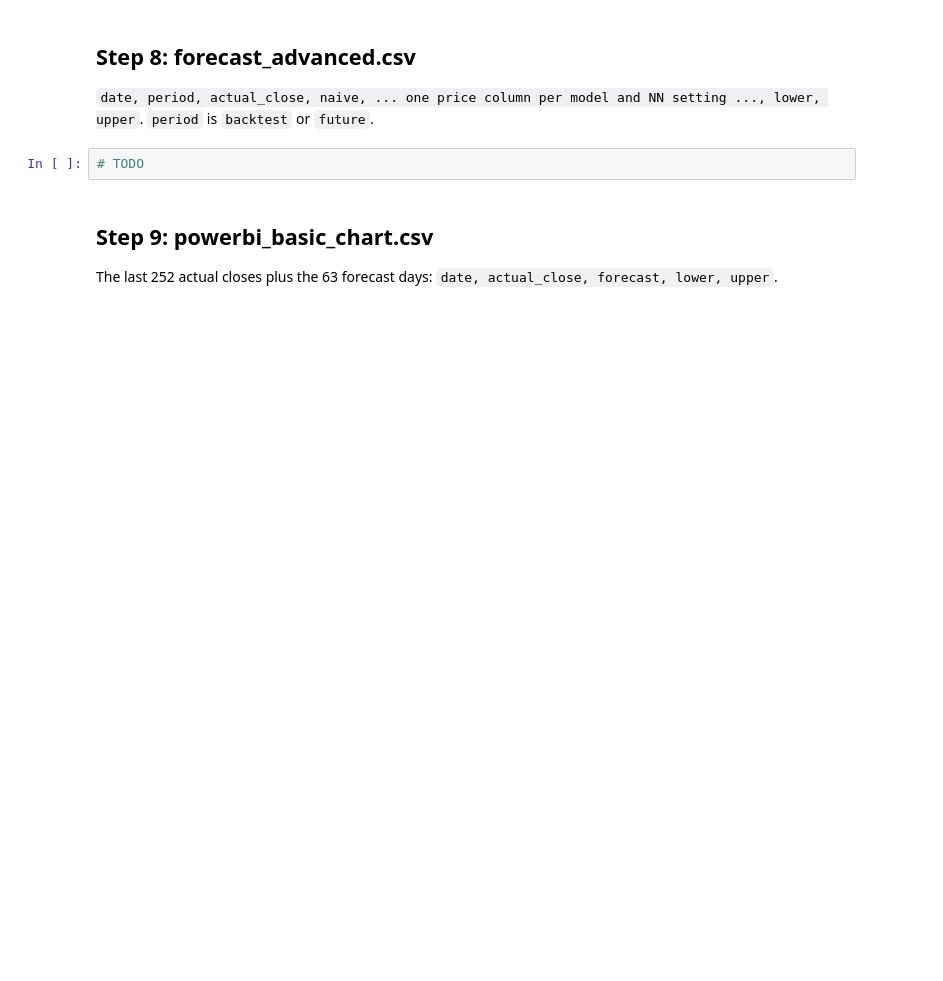
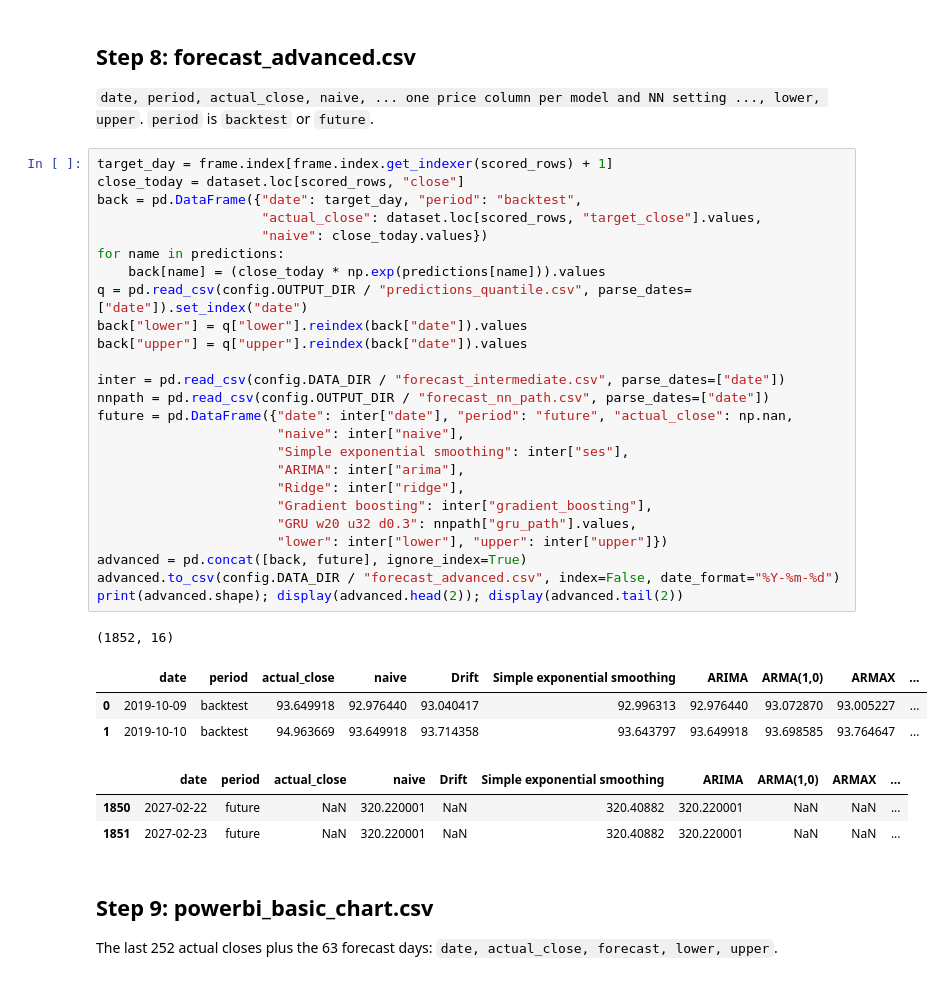
Before and after one commit to Matrixbenny/smm-202604-c2-module7-time-series, a Jupyter notebook: lab_6_backtest_and_powerbi_export.ipynb, the cells around one changed output. Cells and saved outputs as stored; diff of their text form; blank space fills up the shorter version.

```diff
--- a/lab_6_backtest_and_powerbi_export.ipynb
+++ b/lab_6_backtest_and_powerbi_export.ipynb
@@ -90,7 +223,38 @@ Copy Notebook 4, Step 11. Compare with buy and hold. Print the share of days the
 
 `date, period, actual_close, naive, ... one price column per model and NN setting ..., lower, upper`. `period` is `backtest` or `future`.
 # %%
-# TODO
+target_day = frame.index[frame.index.get_indexer(scored_rows) + 1]
+close_today = dataset.loc[scored_rows, "close"]
+back = pd.DataFrame({"date": target_day, "period": "backtest",
+                     "actual_close": dataset.loc[scored_rows, "target_close"].values,
+                     "naive": close_today.values})
+for name in predictions:
+    back[name] = (close_today * np.exp(predictions[name])).values
+q = pd.read_csv(config.OUTPUT_DIR / "predictions_quantile.csv", parse_dates=["date"]).set_index("date")
+back["lower"] = q["lower"].reindex(back["date"]).values
+back["upper"] = q["upper"].reindex(back["date"]).values
+
+inter = pd.read_csv(config.DATA_DIR / "forecast_intermediate.csv", parse_dates=["date"])
+nnpath = pd.read_csv(config.OUTPUT_DIR / "forecast_nn_path.csv", parse_dates=["date"])
+future = pd.DataFrame({"date": inter["date"], "period": "future", "actual_close": np.nan,
+                       "naive": inter["naive"],
+                       "Simple exponential smoothing": inter["ses"],
+                       "ARIMA": inter["arima"],
+                       "Ridge": inter["ridge"],
+                       "Gradient boosting": inter["gradient_boosting"],
+                       "GRU w20 u32 d0.3": nnpath["gru_path"].values,
+                       "lower": inter["lower"], "upper": inter["upper"]})
+advanced = pd.concat([back, future], ignore_index=True)
+advanced.to_csv(config.DATA_DIR / "forecast_advanced.csv", index=False, date_format="%Y-%m-%d")
+print(advanced.shape); display(advanced.head(2)); display(advanced.tail(2))
+# %% [output]
+(1852, 16)
+|  | date | period | actual_close | naive | Drift | Simple exponential smoothing | ARIMA | ARMA(1,0) | ARMAX | ... |
+| 0 | 2019-10-09 | backtest | 93.649918 | 92.976440 | 93.040417 | 92.996313 | 92.976440 | 93.072870 | 93.005227 | ... |
+| 1 | 2019-10-10 | backtest | 94.963669 | 93.649918 | 93.714358 | 93.643797 | 93.649918 | 93.698585 | 93.764647 | ... |
+|  | date | period | actual_close | naive | Drift | Simple exponential smoothing | ARIMA | ARMA(1,0) | ARMAX | ... |
+| 1850 | 2027-02-22 | future | NaN | 320.220001 | NaN | 320.40882 | 320.220001 | NaN | NaN | ... |
+| 1851 | 2027-02-23 | future | NaN | 320.220001 | NaN | 320.40882 | 320.220001 | NaN | NaN | ... |
 # %% [markdown]
 ## Step 9: powerbi_basic_chart.csv
 
```
Also changed, not shown: parts of 10 cells of this notebook, 4 other files.
